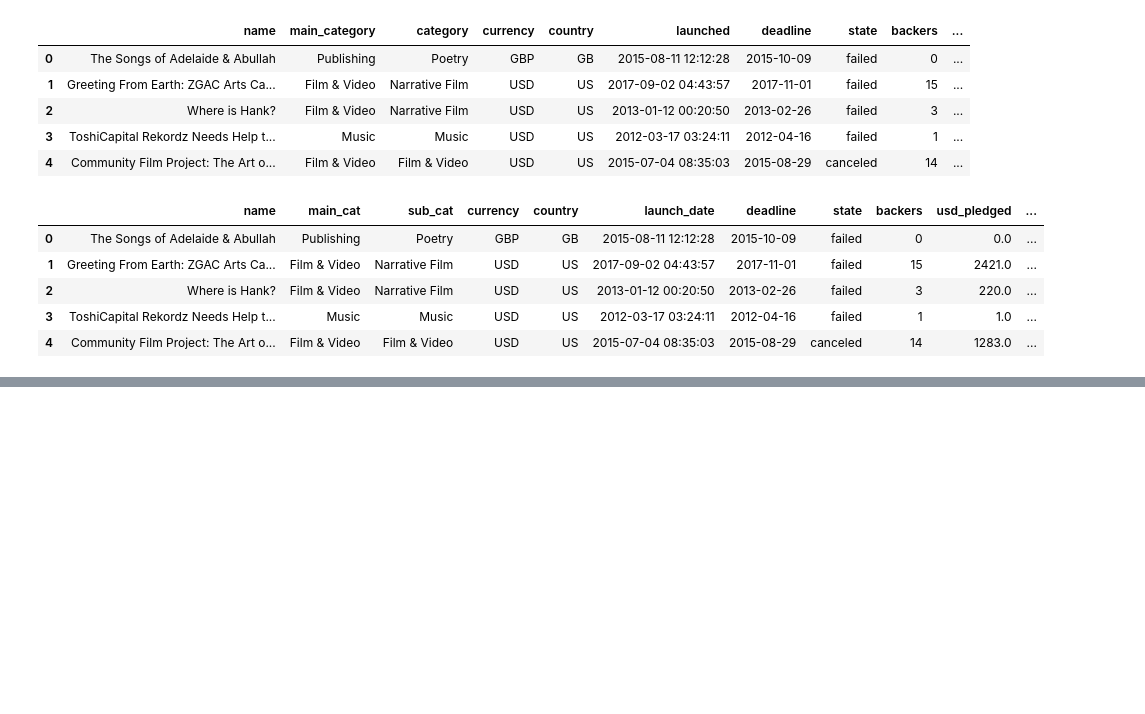
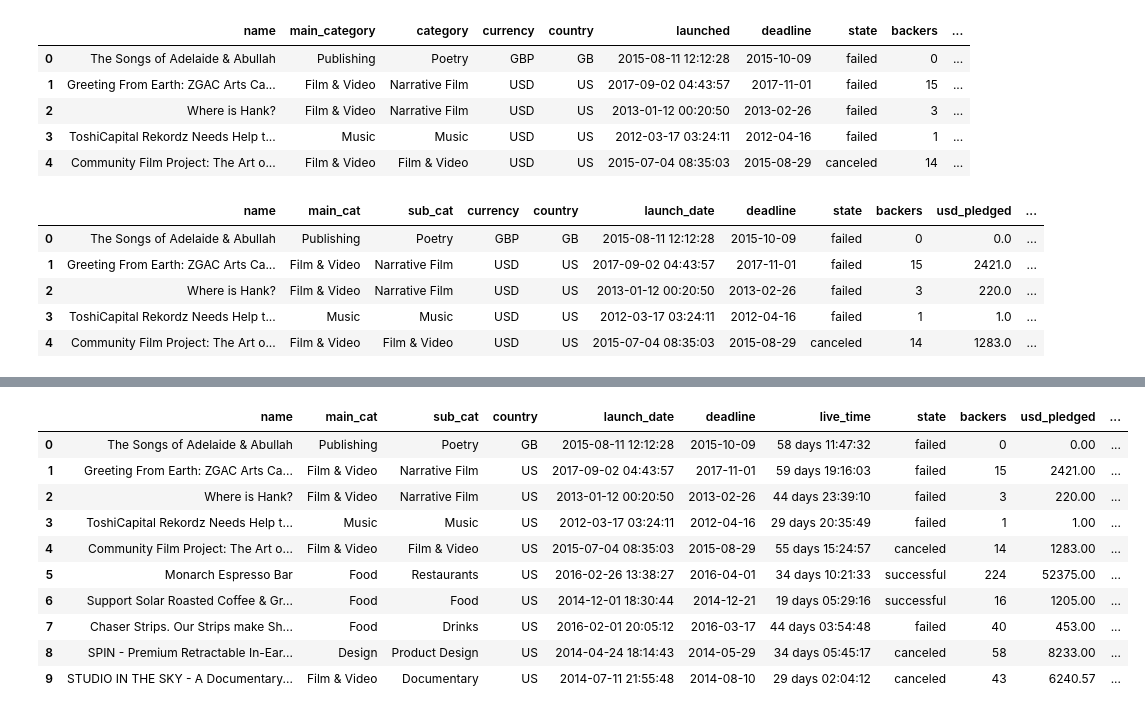
Before and after one commit to pjwseo/Kickstarter-Analysis, a Jupyter notebook: kickstarter-analysis.ipynb, the cells around one changed output, grey strips where cells are left out. Drawn from its saved outputs; the diff is of its cells as text; code cells hidden in the pictures; blank space fills up the shorter version.

```diff
--- a/kickstarter-analysis.ipynb
+++ b/kickstarter-analysis.ipynb
@@ -213,0 +367,3 @@ df.head()
+# %%
+# concatenate df_no back into df
+df = pd.concat([df, df_no], ignore_index = True)
@@ -213,0 +407,4 @@ df.head()
+# %%
+# Drop rows specified above, and reset index
+df.drop(df[(df.backers == 0) & (df.usd_pledged != 0)].index, inplace = True)
+df.reset_index(drop = True, inplace = True)
@@ -213,0 +446,17 @@ df.head()
+# %%
+# re-ordering columns and now dropping currency
+df = df[['name',
+ 'main_cat',
+ 'sub_cat',
+ 'country',
+ 'launch_date',
+ 'deadline',
+ 'live_time',
+ 'state',
+ 'backers',
+ 'usd_pledged',
+ 'usd_goal']]
+# %%
+# dropping NAs and duplicates
+df.drop_duplicates(inplace = True)
+df.dropna(inplace = True)
@@ -213,0 +482,14 @@ df.head()
+# %%
+df.head(10)
+# %% [output]
+|  | name | main_cat | sub_cat | country | launch_date | deadline | live_time | state | backers | usd_pledged | ... |
+| 0 | The Songs of Adelaide & Abullah | Publishing | Poetry | GB | 2015-08-11 12:12:28 | 2015-10-09 | 58 days 11:47:32 | failed | 0 | 0.00 | ... |
+| 1 | Greeting From Earth: ZGAC Arts Ca... | Film & Video | Narrative Film | US | 2017-09-02 04:43:57 | 2017-11-01 | 59 days 19:16:03 | failed | 15 | 2421.00 | ... |
+| 2 | Where is Hank? | Film & Video | Narrative Film | US | 2013-01-12 00:20:50 | 2013-02-26 | 44 days 23:39:10 | failed | 3 | 220.00 | ... |
+| 3 | ToshiCapital Rekordz Needs Help t... | Music | Music | US | 2012-03-17 03:24:11 | 2012-04-16 | 29 days 20:35:49 | failed | 1 | 1.00 | ... |
+| 4 | Community Film Project: The Art o... | Film & Video | Film & Video | US | 2015-07-04 08:35:03 | 2015-08-29 | 55 days 15:24:57 | canceled | 14 | 1283.00 | ... |
+| 5 | Monarch Espresso Bar | Food | Restaurants | US | 2016-02-26 13:38:27 | 2016-04-01 | 34 days 10:21:33 | successful | 224 | 52375.00 | ... |
+| 6 | Support Solar Roasted Coffee & Gr... | Food | Food | US | 2014-12-01 18:30:44 | 2014-12-21 | 19 days 05:29:16 | successful | 16 | 1205.00 | ... |
+| 7 | Chaser Strips. Our Strips make Sh... | Food | Drinks | US | 2016-02-01 20:05:12 | 2016-03-17 | 44 days 03:54:48 | failed | 40 | 453.00 | ... |
+| 8 | SPIN - Premium Retractable In-Ear... | Design | Product Design | US | 2014-04-24 18:14:43 | 2014-05-29 | 34 days 05:45:17 | canceled | 58 | 8233.00 | ... |
+| 9 | STUDIO IN THE SKY - A Documentary... | Film & Video | Documentary | US | 2014-07-11 21:55:48 | 2014-08-10 | 29 days 02:04:12 | canceled | 43 | 6240.57 | ... |
```
Also changed, not shown: parts of 24 cells of this notebook, 1 other file.
